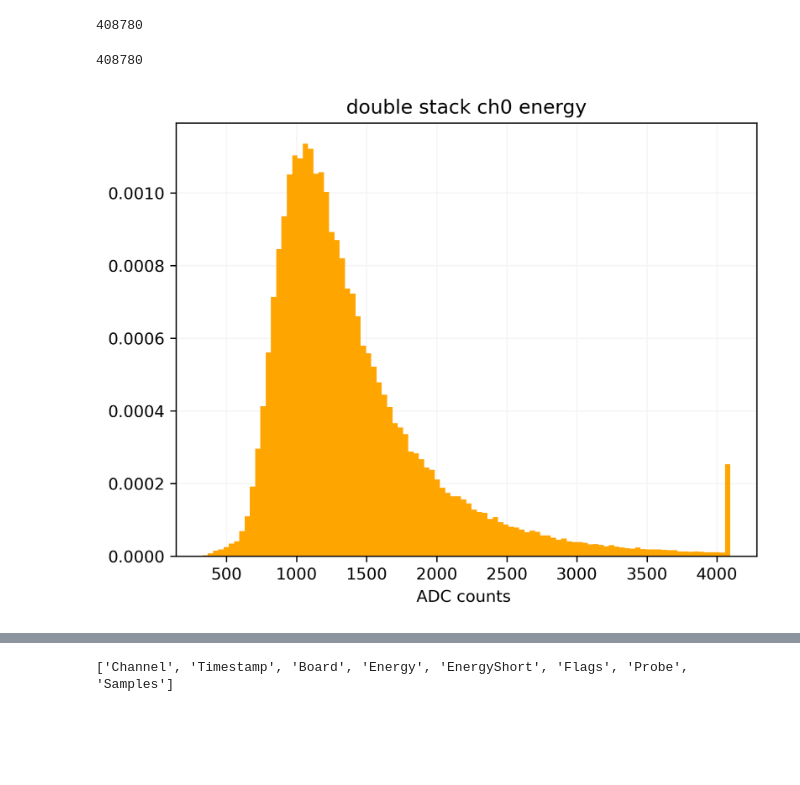
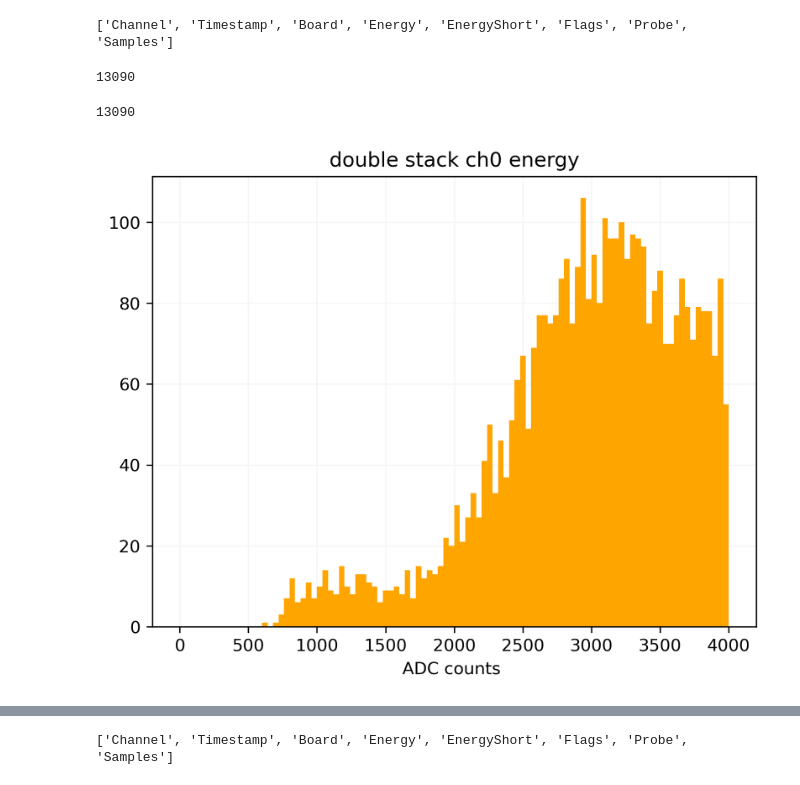
Before and after one commit to bertabl/mist, a Jupyter notebook: Efficneincy_test_analysis .ipynb, the cells around one changed output, grey strips where cells are left out. Cells and saved outputs as stored; diff of their text form; code cells hidden in the pictures; blank space fills up the shorter version.

```diff
--- a/Efficneincy_test_analysis .ipynb
+++ b/Efficneincy_test_analysis .ipynb
@@ -31,24 +14,41 @@ Warning in <TFile::Init>: successfully recovered 1 keys
+# %%
+#Open double ROOT file
+import uproot
+file_path = '/Users/bertabeltran/mist/data/efficiency_study/new_efficiency_sec3_double/RAW/SDataR_new_efficiency_sec3_double.root'
+#file_path ="/Users/bertabeltran/mist/data/efficiency_test/sec5_double_eff_test_spectra_waves/RAW/DataR_sec5_double_eff_test_spectra_waves.root"
+file=uproot.open(file_path)
+tree=file["Data_R"]
+print(tree.keys())
+
+#Load data for channels and timestamps
+#timestamps = tree["Timestamp"].array(library = "np")*10**(-3) #Convert picoseconds to nano
+timestamps = tree["Timestamp"].array(library = "np") # picoseconds
+channel = tree["Channel"].array(library = "np")
+energy = tree["Energy"].array(library = "np")
+flags = tree["Flags"].array(library = "np")
+# %% [output]
+['Channel', 'Timestamp', 'Board', 'Energy', 'EnergyShort', 'Flags', 'Probe', 'Samples']
 # %%
-len(energy["Energy"])
+len(energy)
 # %% [output]
-408780
+13090
 # %%
-len(channel['Channel'])
+len(channel)
 # %% [output]
-408780
+13090
 # %%
 #Create masks for channels
-CH0_mask = channel['Channel'] == 0
-CH1_mask = channel['Channel'] == 1
+CH0_mask = channel == 0
+CH1_mask = channel == 1
 
 #Get timestamps for each channel (time in picoseconds from the begining of the run)
-CH0_timestamps = timestamps["Timestamp"][CH0_mask]
-CH1_timestamps = timestamps["Timestamp"][CH1_mask]
+CH0_timestamps = timestamps[CH0_mask]
+CH1_timestamps = timestamps[CH1_mask]
 
 
 #Calculate energy of events on each channel
-CH0_energy = energy["Energy"][CH0_mask]
-CH1_energy = energy["Energy"][CH1_mask]
+CH0_energy = energy[CH0_mask]
+CH1_energy = energy[CH1_mask]
 
 #calcuate the time difference between events in chn 0
 CH0_time_diff = np.diff(CH0_timestamps)
@@ -56,17 +56,17 @@ CH0_time_diff=CH0_time_diff/1e+12 #make it seconds
 # %%
 #need to change the type as for some reasong the default one is funny and hist does not like it
 CH0_energy=CH0_energy.astype(np.int64)
-plt.hist(CH0_energy, bins = 100, histtype='stepfilled' ,density=True,color ='orange')
+plt.hist(CH0_energy, bins = 100, range=(0,4000), histtype='stepfilled',color ='orange')
 #plt.hist(CH0_time_diff, bins = 100,range=(0,4), histtype='stepfilled' ,density=True,color ='orange')
 ax=plt.gca()
 ax.set_title("double stack ch0 energy")
 ax.set_xlabel("ADC counts ")
 #plt.yscale('log')
 
 
 plt.show()
 # %% [output]
-[figure, old version]
+[figure, new version]
 # %%
 #need to change the type as for some reasong the default one is funny and hist does not like it
 CH1_energy=CH1_energy.astype(np.int64)
```
Also changed, not shown: parts of 33 cells of this notebook, 1 other file.
